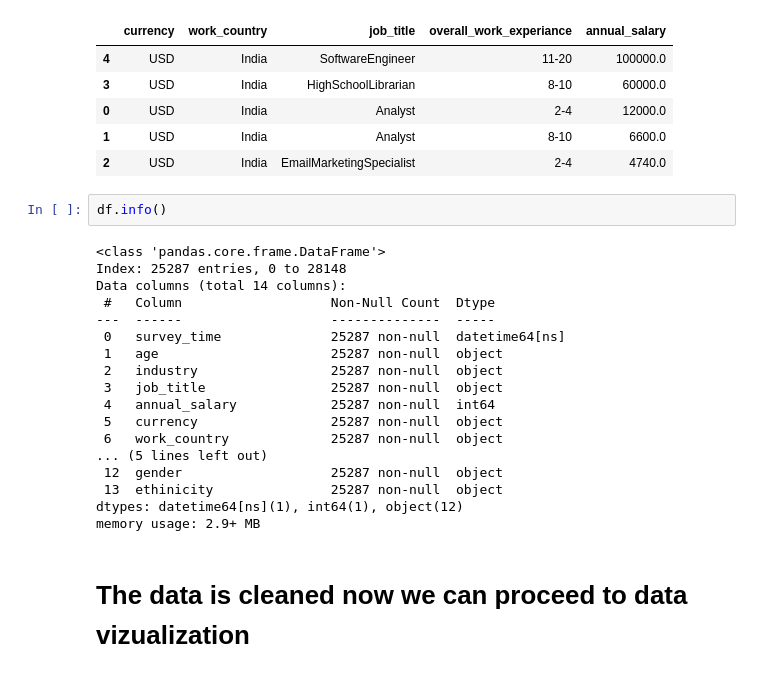
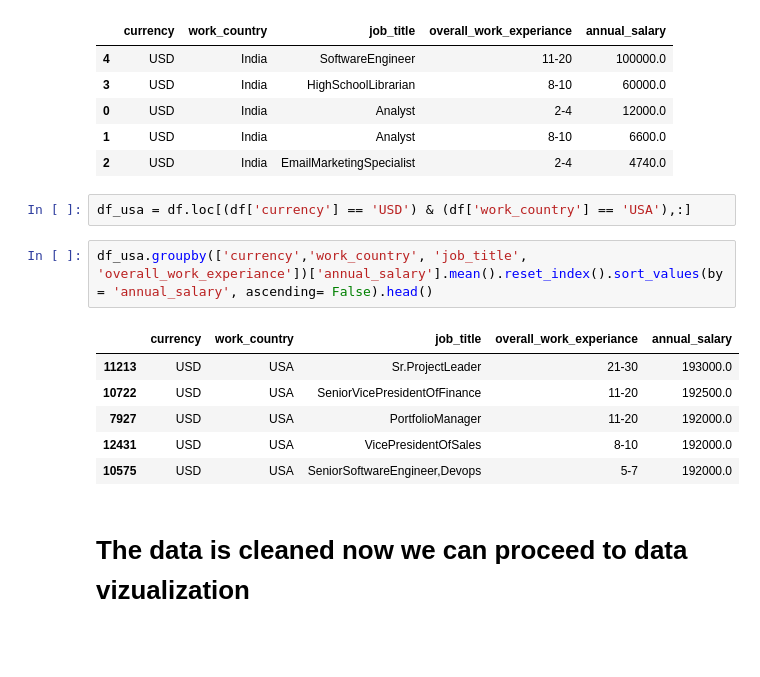
Before and after one commit to BhaskarMishra05/Data, a Jupyter notebook: src/Notebook/change.ipynb, the cells around one changed output. Cells and saved outputs as stored; diff of their text form; blank space fills up the shorter version.

```diff
--- a/src/Notebook/change.ipynb
+++ b/src/Notebook/change.ipynb
@@ -1010,25 +1010,16 @@ df_cc.groupby(['currency','work_country', 'job_title', 'overall_work_experiance'
 | 0 | USD | India | Analyst | 2-4 | 12000.0 |
 | 1 | USD | India | Analyst | 8-10 | 6600.0 |
 | 2 | USD | India | EmailMarketingSpecialist | 2-4 | 4740.0 |
-# %%
-df.info()
-# %% [output]
-<class 'pandas.core.frame.DataFrame'>
-Index: 25287 entries, 0 to 28148
-Data columns (total 14 columns):
- #   Column                   Non-Null Count  Dtype
----  ------                   --------------  -----
- 0   survey_time              25287 non-null  datetime64[ns]
- 1   age                      25287 non-null  object
- 2   industry                 25287 non-null  object
- 3   job_title                25287 non-null  object
- 4   annual_salary            25287 non-null  int64
- 5   currency                 25287 non-null  object
- 6   work_country             25287 non-null  object
-... (5 lines left out)
- 12  gender                   25287 non-null  object
- 13  ethinicity               25287 non-null  object
-dtypes: datetime64[ns](1), int64(1), object(12)
-memory usage: 2.9+ MB
+# %%
+df_usa = df.loc[(df['currency'] == 'USD') & (df['work_country'] == 'USA'),:]
+# %%
+df_usa.groupby(['currency','work_country', 'job_title', 'overall_work_experiance'])['annual_salary'].mean().reset_index().sort_values(by = 'annual_salary', ascending= False).head()
+# %% [output]
+|  | currency | work_country | job_title | overall_work_experiance | annual_salary |
+| 11213 | USD | USA | Sr.ProjectLeader | 21-30 | 193000.0 |
+| 10722 | USD | USA | SeniorVicePresidentOfFinance | 11-20 | 192500.0 |
+| 7927 | USD | USA | PortfolioManager | 11-20 | 192000.0 |
+| 12431 | USD | USA | VicePresidentOfSales | 8-10 | 192000.0 |
+| 10575 | USD | USA | SeniorSoftwareEngineer,Devops | 5-7 | 192000.0 |
 # %% [markdown]
 # The data is cleaned now we can proceed to data vizualization
```
Also changed, not shown: 1 other file.
